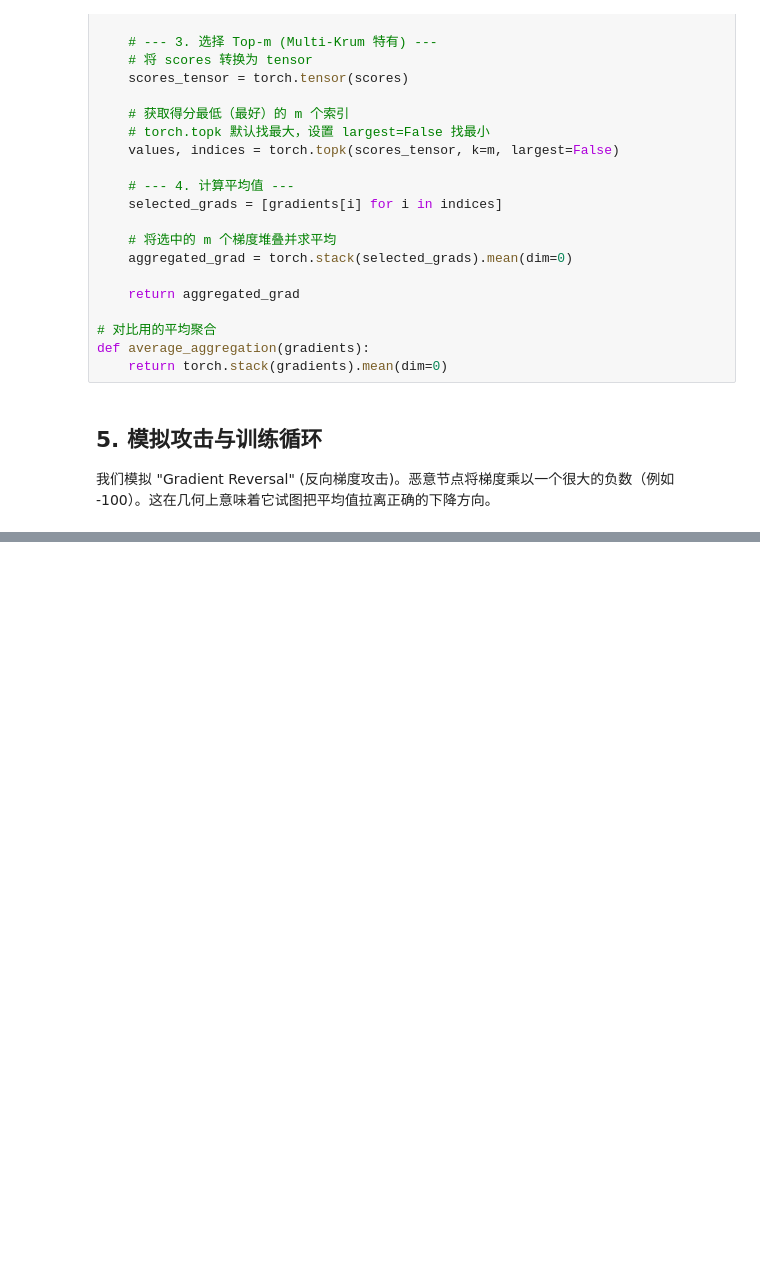
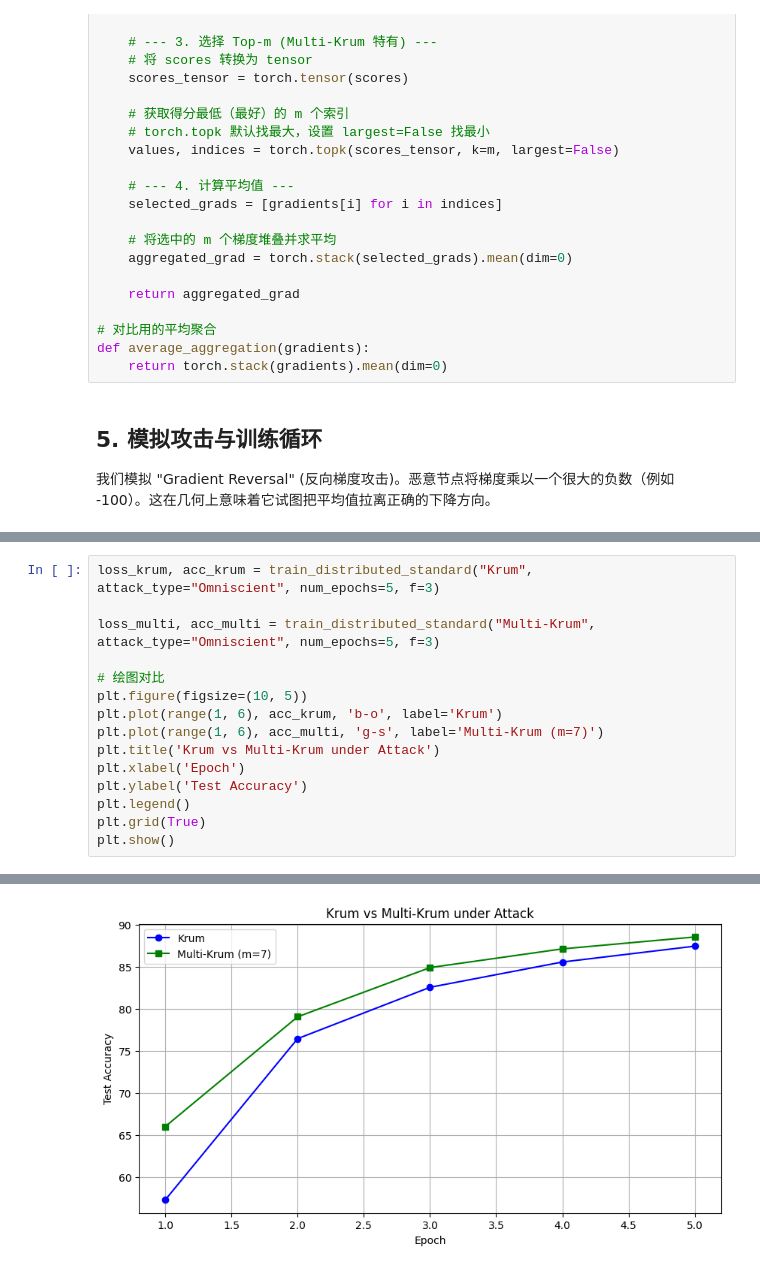
Before and after one commit to Forst25571765/Byzantine-Krum-MNIST, a Jupyter notebook: byzantine_krum_mnist.ipynb, the cells around one changed output, grey strips where cells are left out. Drawn from its saved outputs; the diff is of its cells as text; blank space fills up the shorter version.

```diff
--- a/byzantine_krum_mnist.ipynb
+++ b/byzantine_krum_mnist.ipynb
@@ -407,0 +587,16 @@ Epoch 5: Loss=0.4263, Accuracy=89.90%
+# %%
+loss_krum, acc_krum = train_distributed_standard("Krum", attack_type="Omniscient", num_epochs=5, f=3)
+
+loss_multi, acc_multi = train_distributed_standard("Multi-Krum", attack_type="Omniscient", num_epochs=5, f=3)
+
+# 绘图对比
+plt.figure(figsize=(10, 5))
+plt.plot(range(1, 6), acc_krum, 'b-o', label='Krum')
+plt.plot(range(1, 6), acc_multi, 'g-s', label='Multi-Krum (m=7)')
+plt.title('Krum vs Multi-Krum under Attack')
+plt.xlabel('Epoch')
+plt.ylabel('Test Accuracy')
+plt.legend()
+plt.grid(True)
+plt.show()
+# %% [output]
@@ -407,0 +615 @@ Epoch 5: Loss=0.4263, Accuracy=89.90%
+[figure, added]
```
Also changed, not shown: parts of 8 cells of this notebook, 8 other files.
